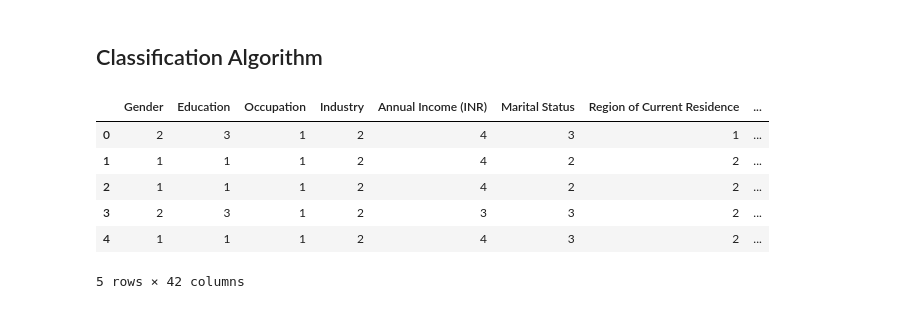
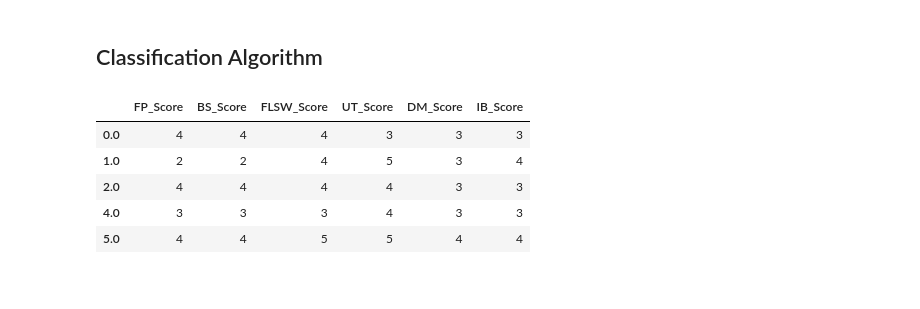
Before and after one commit to christiandarvs/SmartCents-Algorithm, a Jupyter notebook: algorithm.ipynb, the cells around one changed output. Drawn from its saved outputs; the diff is of its cells as text; code cells hidden in the pictures.

```diff
--- a/algorithm.ipynb
+++ b/algorithm.ipynb
@@ -8,13 +8,12 @@ import seaborn as sns
 
 # sns.color_palette("Set2")
 # %%
-data = pd.read_csv("./data/response.csv")
-data.head()
+df = pd.read_csv("./data/US_financial_wellbeing.csv", index_col=0)
+df.head()
 # %% [output]
-|  | Gender | Education | Occupation | Industry | Annual Income (INR) | Marital Status | Region of Current Residence | ... |
-| 0 | 2 | 3 | 1 | 2 | 4 | 3 | 1 | ... |
-| 1 | 1 | 1 | 1 | 2 | 4 | 2 | 2 | ... |
-| 2 | 1 | 1 | 1 | 2 | 4 | 2 | 2 | ... |
-| 3 | 2 | 3 | 1 | 2 | 3 | 3 | 2 | ... |
-| 4 | 1 | 1 | 1 | 2 | 4 | 3 | 2 | ... |
+|  | FP_Score | BS_Score | FLSW_Score | UT_Score | DM_Score | IB_Score |
+| 0.0 | 4 | 4 | 4 | 3 | 3 | 3 |
+| 1.0 | 2 | 2 | 4 | 5 | 3 | 4 |
+| 2.0 | 4 | 4 | 4 | 4 | 3 | 3 |
+| 4.0 | 3 | 3 | 3 | 4 | 3 | 3 |
+| 5.0 | 4 | 4 | 5 | 5 | 4 | 4 |
-5 rows × 42 columns
```
Also changed, not shown: parts of 49 cells of this notebook, 3 other files.
